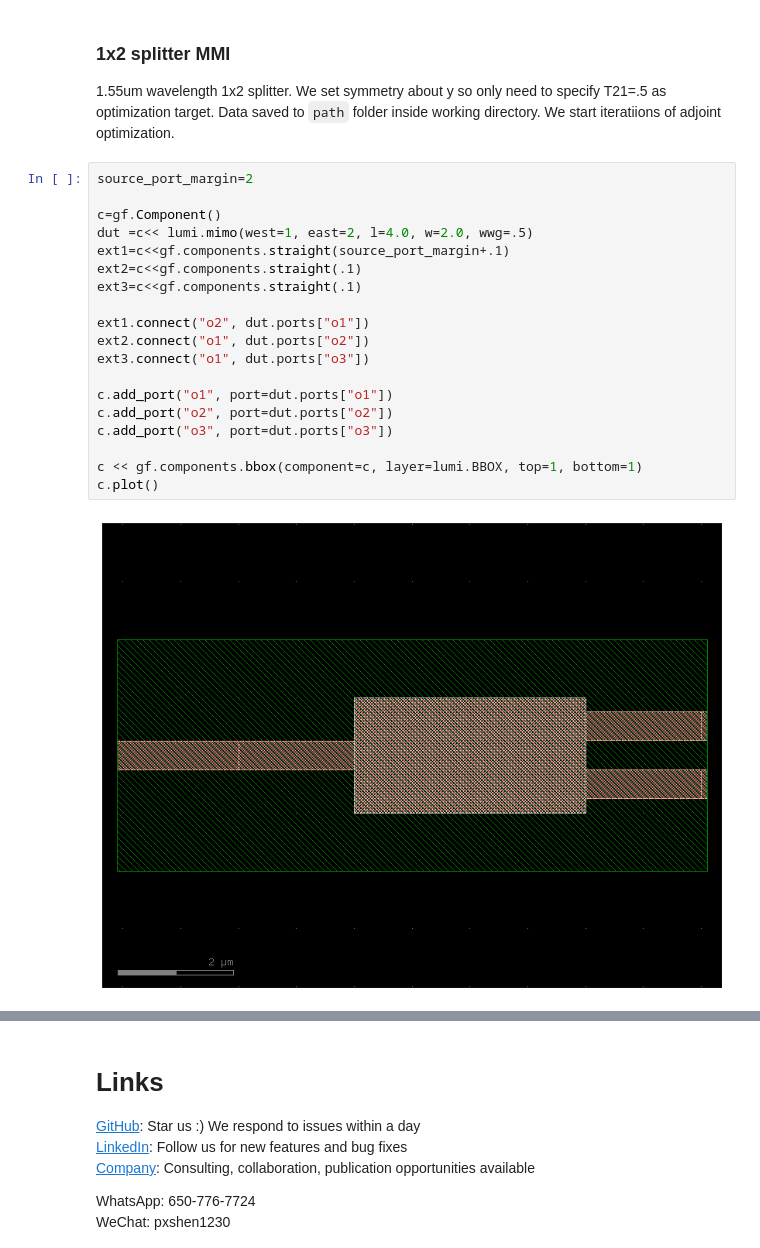
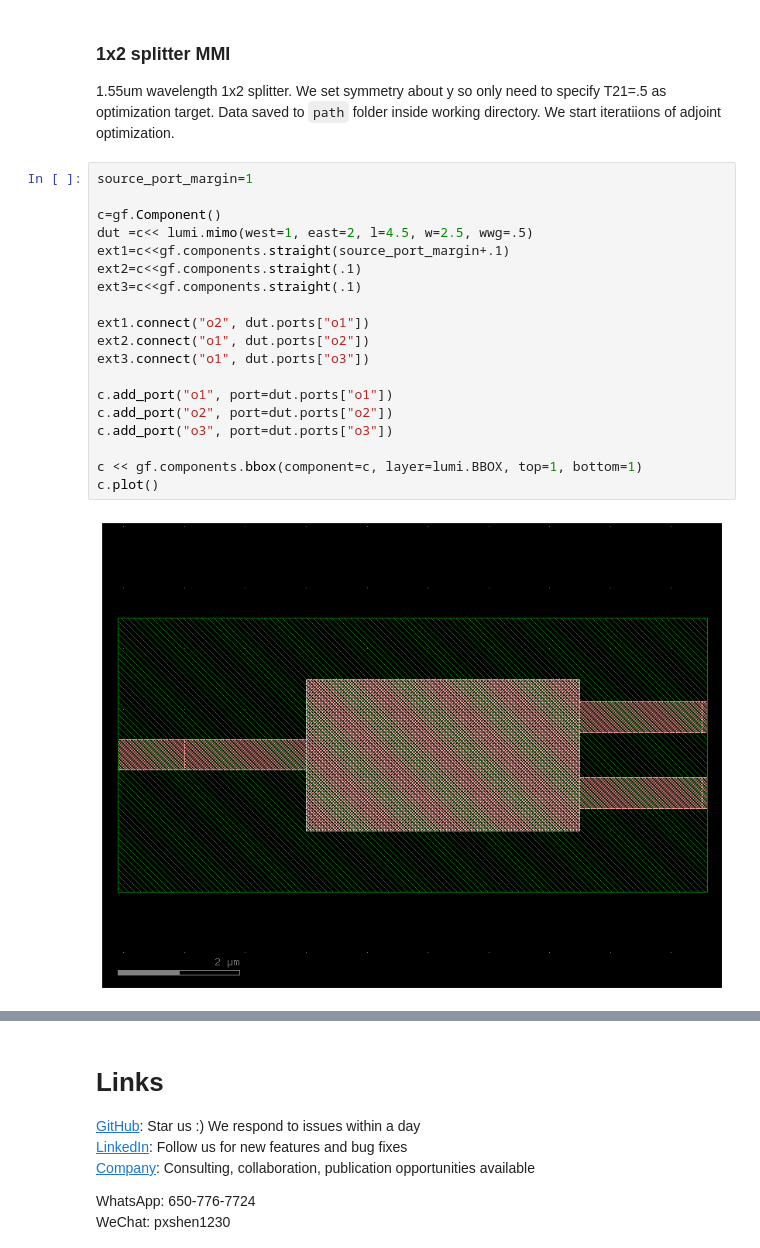
Before and after one commit to paulxshen/Luminescent.jl, a Jupyter notebook: Luminescent_AI_docs.ipynb, the cells around one changed output, grey strips where cells are left out. Saved outputs shown, nothing was run; the diff lists cells and outputs as text.

```diff
--- a/Luminescent_AI_docs.ipynb
+++ b/Luminescent_AI_docs.ipynb
@@ -393,26 +374,26 @@ Can optionally optimize with additional iterations using `finetune`
 ### 1x2 splitter MMI
 1.55um wavelength 1x2 splitter. We set symmetry about y so only need to specify T21=.5 as optimization target. Data saved to `path` folder inside working directory. We start iteratiions of adjoint optimization.
 # %%
-source_port_margin=2
+source_port_margin=1
 
 c=gf.Component()
-dut =c<< lumi.mimo(west=1, east=2, l=4.0, w=2.0, wwg=.5)
+dut =c<< lumi.mimo(west=1, east=2, l=4.5, w=2.5, wwg=.5)
 ext1=c<<gf.components.straight(source_port_margin+.1)
 ext2=c<<gf.components.straight(.1)
 ext3=c<<gf.components.straight(.1)
 
 ext1.connect("o2", dut.ports["o1"])
 ext2.connect("o1", dut.ports["o2"])
 ext3.connect("o1", dut.ports["o3"])
 
 c.add_port("o1", port=dut.ports["o1"])
 c.add_port("o2", port=dut.ports["o2"])
 c.add_port("o3", port=dut.ports["o3"])
 
 c << gf.components.bbox(component=c, layer=lumi.BBOX, top=1, bottom=1)
 c.plot()
 # %% [output]
-[figure, old version]
+[figure, new version]
 # %%
 path = os.path.join("runs","splitter")
 targets = {
```
Also changed, not shown: parts of 11 cells of this notebook.
